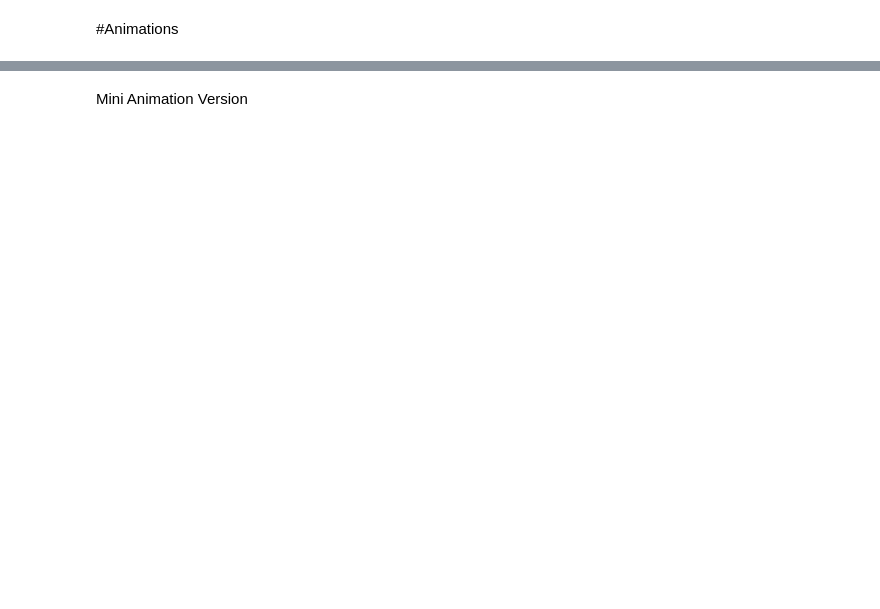
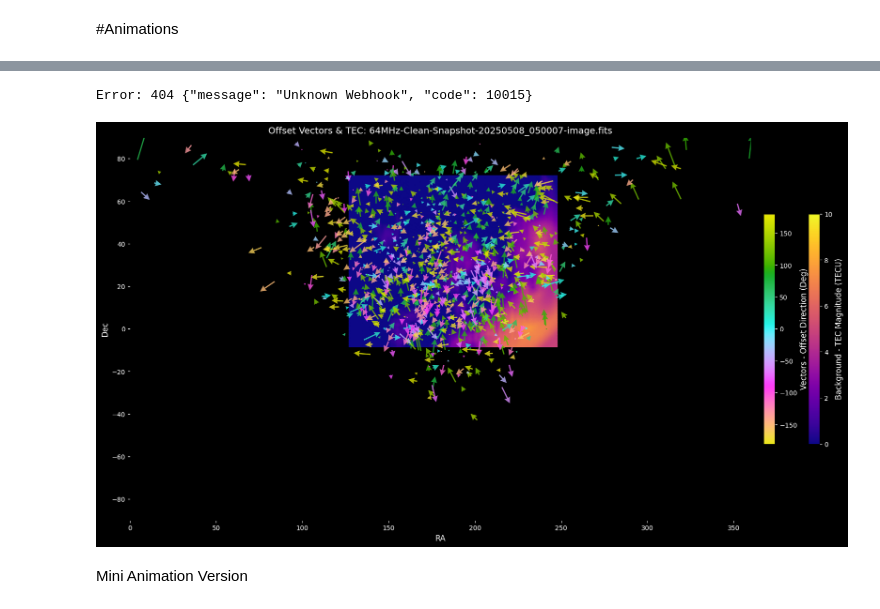
Before and after one commit to rkk7452/v2_animated_source_matching, a Jupyter notebook: v2_Animated_PyBDSF_Match_Sources.ipynb, the cells around one changed output, grey strips where cells are left out. Drawn from its saved outputs; the diff is of its cells as text; code cells hidden in the pictures; blank space fills up the shorter version.

```diff
--- a/v2_Animated_PyBDSF_Match_Sources.ipynb
+++ b/v2_Animated_PyBDSF_Match_Sources.ipynb
@@ -860,7 +926,7 @@ notify(f'{freq}MHz No-Background animation done! {datetime.now(pytz.timezone("US
 fig, ax = plt.subplots(figsize=(16, 9), facecolor='black', layout='constrained')
 
 min_VTEC = 0 # min VTEC
-max_VTEC = 1 # max VTEC
+max_VTEC = 10 # max VTEC
 
 # Colorbar 1 (for the interpolation (background colors))
 mappable_mesh = plt.cm.ScalarMappable(
@@ -943,33 +1009,36 @@ def animate (frame_index):
   )
 
   #draw vectors:
 
   #magnitudes = np.hypot(frame_df['ra_offset'], frame_df['dec_offset']) # Option 1: color is based off of arrow magnitude
   magnitudes = frame_df['offset_dir'] # Option 2: color is based off of arrow direction
 
   q = ax.quiver(
       frame_df['ra'],
       frame_df['dec'],
       frame_df['ra_offset'],
       frame_df['dec_offset'],
       magnitudes,
       angles='xy',
       scale_units='xy',
       scale=0.006 ,      # smaller num is larger arrow length
       width=0.002,      # larger num is wider arrow shaft
       headwidth=5,
       headlength=5,
       clim=(-180, 180),
       cmap=cc.cm['CET_C7'],
       alpha=0.8,
       zorder=2)
 
 #ani = FuncAnimation(fig, animate, frames=1)
 ani = FuncAnimation(fig, animate, frames=len(unique_files))
 
 ani.save(os.path.join(output_folder, f"{date}_{freq}MHz_Vector_Animation_Background_TEC.mp4"), writer='ffmpeg', fps=3, dpi=224)
 
 notify(f'{freq}MHz {date} VTEC Background animation done! {datetime.now(pytz.timezone("US/Pacific")).strftime("%b %d, %Y at %H:%M:%S")}')
+# %% [output]
+Error: 404 {"message": "Unknown Webhook", "code": 10015}
+[figure, added]
 # %% [markdown]
 Mini Animation Version
 # %%
```
Also changed, not shown: parts of 30 cells of this notebook.
